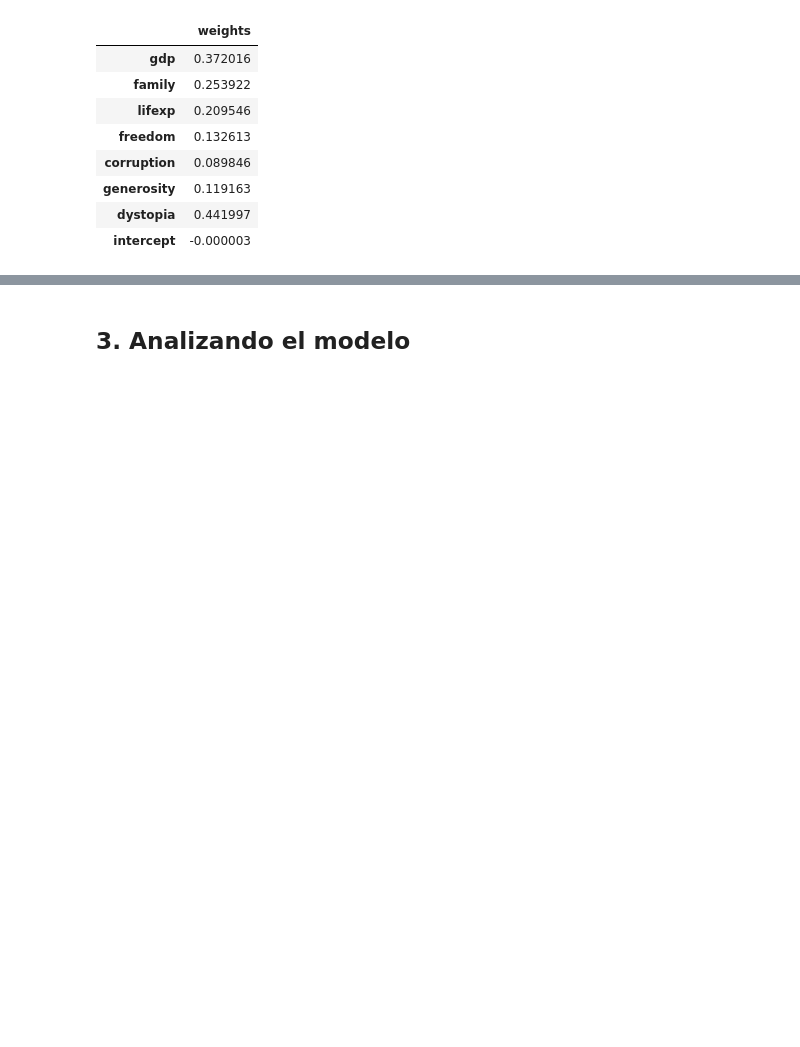
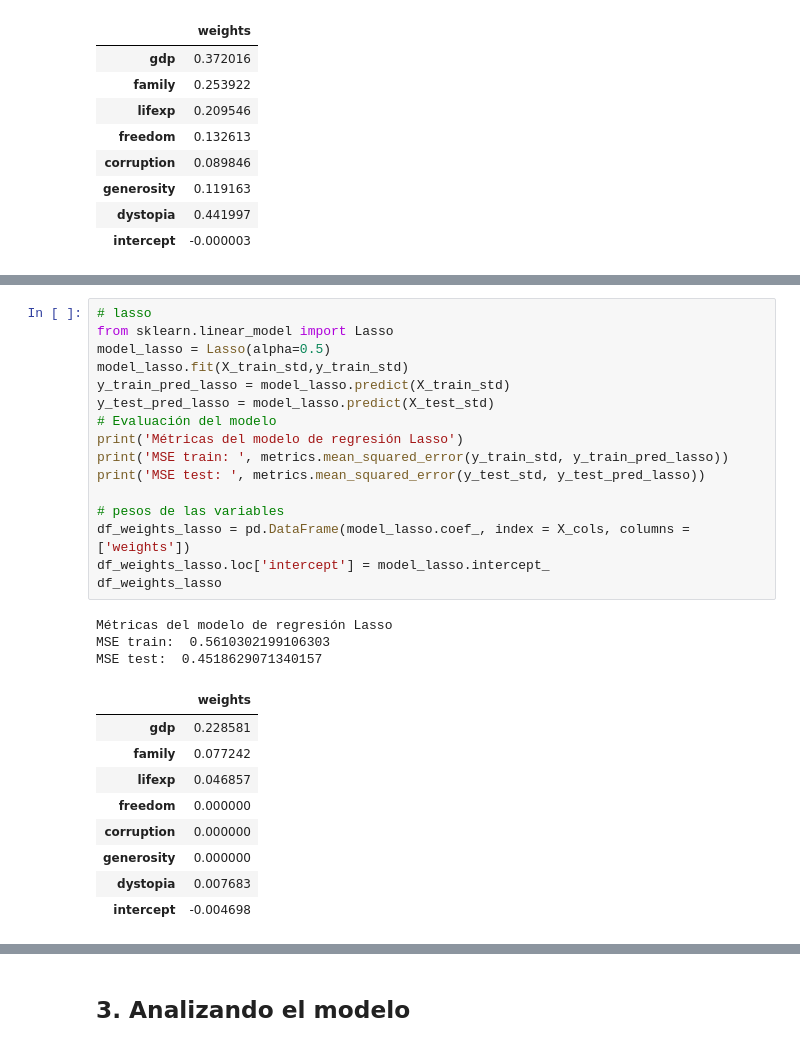
Before and after one commit to KevinrealG/notebooks, a Jupyter notebook: modelos/04_regresion_regularion.ipynb, the cells around one changed output, grey strips where cells are left out. Saved outputs shown, nothing was run; the diff lists cells and outputs as text; blank space fills up the shorter version.

```diff
--- a/modelos/04_regresion_regularion.ipynb
+++ b/modelos/04_regresion_regularion.ipynb
@@ -188,0 +210,29 @@ MSE test:  5.5387917544506616e-08
+# %%
+# lasso
+from sklearn.linear_model import Lasso
+model_lasso = Lasso(alpha=0.5)
+model_lasso.fit(X_train_std,y_train_std)
+y_train_pred_lasso = model_lasso.predict(X_train_std)
+y_test_pred_lasso = model_lasso.predict(X_test_std)
+# Evaluación del modelo
+print('Métricas del modelo de regresión Lasso')
+print('MSE train: ', metrics.mean_squared_error(y_train_std, y_train_pred_lasso))
+print('MSE test: ', metrics.mean_squared_error(y_test_std, y_test_pred_lasso))
+
+# pesos de las variables
+df_weights_lasso = pd.DataFrame(model_lasso.coef_, index = X_cols, columns = ['weights'])
+df_weights_lasso.loc['intercept'] = model_lasso.intercept_
+df_weights_lasso
+# %% [output]
+Métricas del modelo de regresión Lasso
+MSE train:  0.5610302199106303
+MSE test:  0.4518629071340157
+|  | weights |
+| gdp | 0.228581 |
+| family | 0.077242 |
+| lifexp | 0.046857 |
+| freedom | 0.000000 |
+| corruption | 0.000000 |
+| generosity | 0.000000 |
+| dystopia | 0.007683 |
+| intercept | -0.004698 |
```
Also changed, not shown: parts of 7 cells of this notebook.
